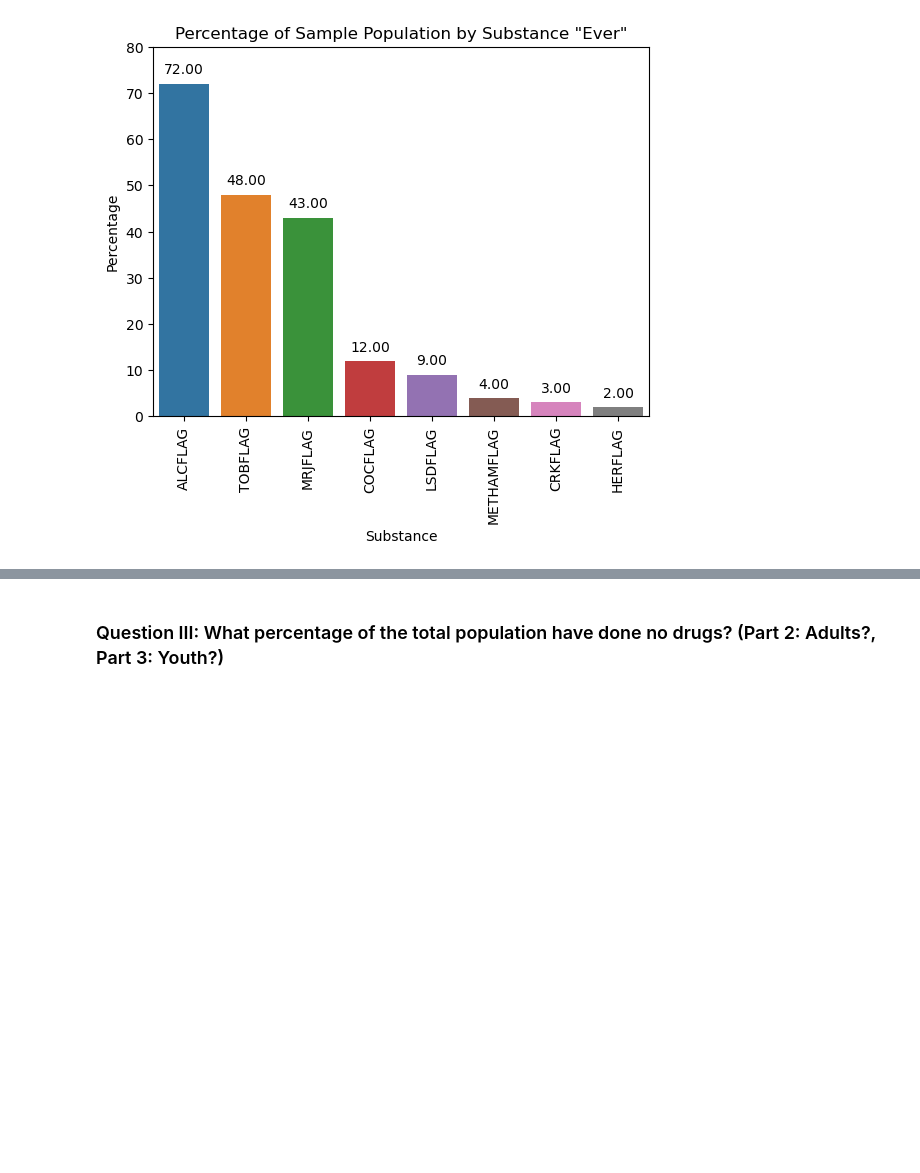
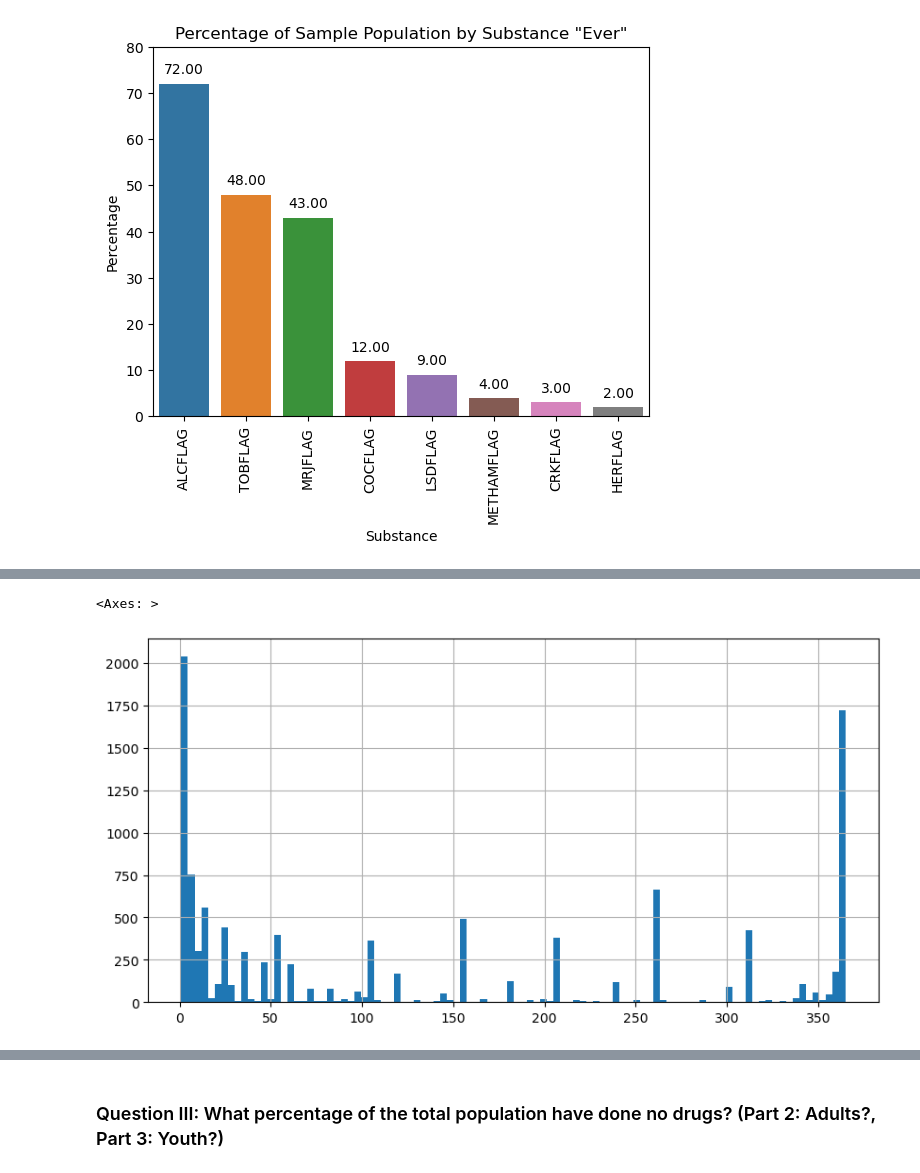
Before and after one commit to melissaprax/substance-use-mental-illness-analysis, a Jupyter notebook: eda_sub_dep.ipynb, the cells around one changed output, grey strips where cells are left out. Saved outputs shown, nothing was run; the diff lists cells and outputs as text; code cells hidden in the pictures; blank space fills up the shorter version.

```diff
--- a/eda_sub_dep.ipynb
+++ b/eda_sub_dep.ipynb
@@ -160,0 +172,7 @@ Text(0.5, 1.0, 'Percentage of Sample Population by Substance "Ever"')
+# %%
+nonZeroMJDays = mjDays[mjDays > 0]
+
+nonZeroMJDays.hist(bins=100, figsize=(10, 5))
+# %% [output]
+<Axes: >
+[figure, added]
```
Also changed, not shown: parts of 9 cells of this notebook.
